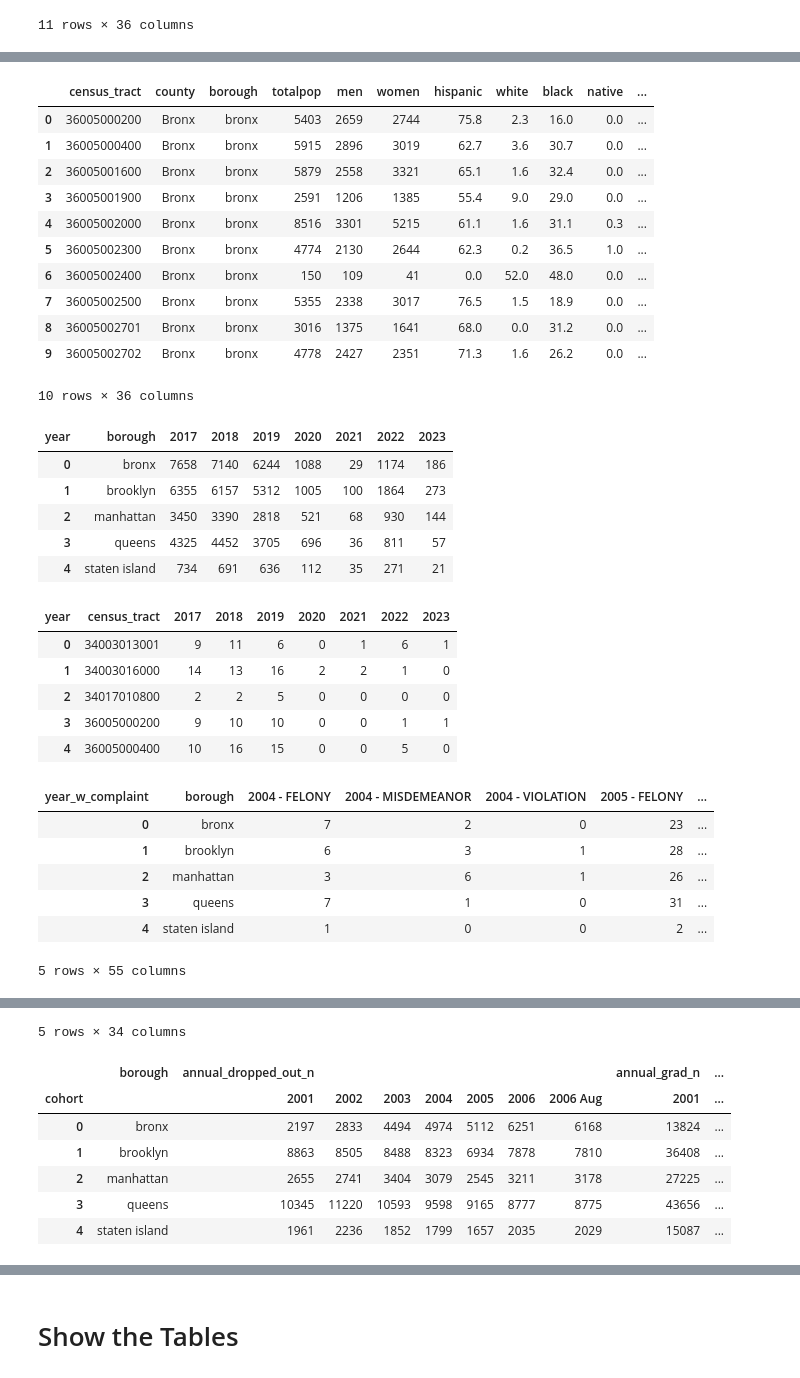
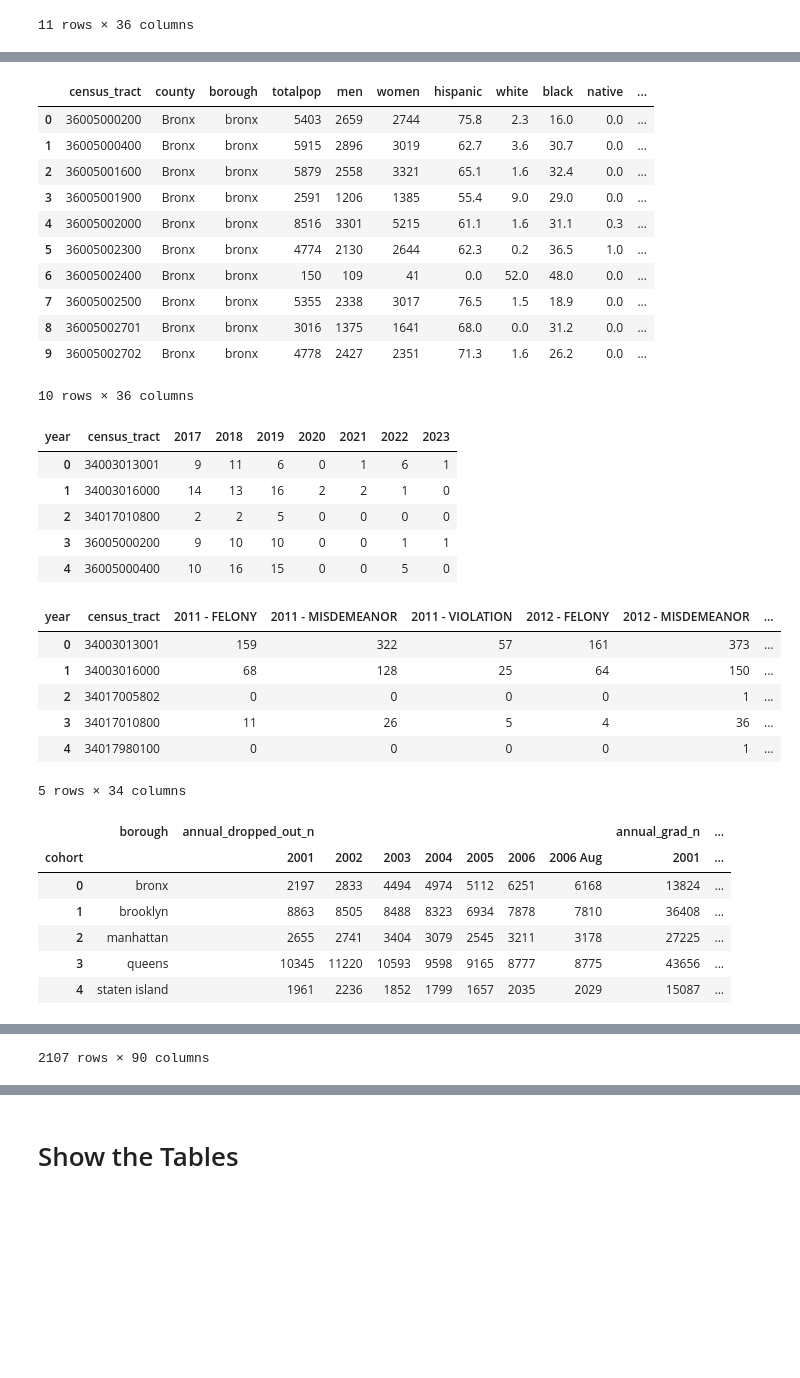
Before and after one commit to amcarr-ds/ML_modeling_using_AWS_proj, a Jupyter notebook: deliverables/03_Setup_Join_amc_v1.ipynb, the cells around one changed output, grey strips where cells are left out. Saved outputs shown, nothing was run; the diff lists cells and outputs as text; code cells hidden in the pictures; blank space fills up the shorter version.

```diff
--- a/deliverables/03_Setup_Join_amc_v1.ipynb
+++ b/deliverables/03_Setup_Join_amc_v1.ipynb
@@ -1115,51 +1138,56 @@ display(merged_df)
 # %%
-evi_borough_year_df03 = evi_borough_year_df02.reset_index()
 evi_ceb_join_select_df03 = evi_ceb_join_select_df02.reset_index()
-cri_borough_year_type_df03 = cri_borough_year_type_df02.reset_index()
 cri_ceb_join_select_df03 = cri_ceb_join_select_df02.reset_index()
 grd_select_borough_df03 = grd_select_borough_df02.reset_index()
 
 display(cen_full_select_df01.head(10))
 
-display(evi_borough_year_df03.head(5))
 display(evi_ceb_join_select_df03.head(5))
-display(cri_borough_year_type_df03.head(5))
 display(cri_ceb_join_select_df03.head(5))
 display(grd_select_borough_df03.head(5))
 
-merged_df = pd.merge(cen_full_select_df01, evi_ceb_join_select_df03, on='census_tract')
-merged_df = pd.merge(merged_df, cri_ceb_join_select_df03, on='census_tract')
-merged_df = pd.merge(merged_df, grd_select_borough_df03, on='borough')
-display(merged_df)
+abt_df02 = pd.merge(cen_full_select_df01,
+                    evi_ceb_join_select_df03,
+                    how='left',
+                    on='census_tract')
+abt_df02 = pd.merge(abt_df02,
+                    cri_ceb_join_select_df03,
+                    how='left',
+                    on='census_tract')
+abt_df02 = pd.merge(abt_df02,
+                    grd_select_borough_df03,
+                    on='borough')
+display(abt_df02)
 # %% [output]
 |  | census_tract | county | borough | totalpop | men | women | hispanic | white | black | native | ... |
 | 0 | 36005000200 | Bronx | bronx | 5403 | 2659 | 2744 | 75.8 | 2.3 | 16.0 | 0.0 | ... |
 | 1 | 36005000400 | Bronx | bronx | 5915 | 2896 | 3019 | 62.7 | 3.6 | 30.7 | 0.0 | ... |
 | 2 | 36005001600 | Bronx | bronx | 5879 | 2558 | 3321 | 65.1 | 1.6 | 32.4 | 0.0 | ... |
 | 3 | 36005001900 | Bronx | bronx | 2591 | 1206 | 1385 | 55.4 | 9.0 | 29.0 | 0.0 | ... |
 | 4 | 36005002000 | Bronx | bronx | 8516 | 3301 | 5215 | 61.1 | 1.6 | 31.1 | 0.3 | ... |
 | 5 | 36005002300 | Bronx | bronx | 4774 | 2130 | 2644 | 62.3 | 0.2 | 36.5 | 1.0 | ... |
 | 6 | 36005002400 | Bronx | bronx | 150 | 109 | 41 | 0.0 | 52.0 | 48.0 | 0.0 | ... |
 | 7 | 36005002500 | Bronx | bronx | 5355 | 2338 | 3017 | 76.5 | 1.5 | 18.9 | 0.0 | ... |
 | 8 | 36005002701 | Bronx | bronx | 3016 | 1375 | 1641 | 68.0 | 0.0 | 31.2 | 0.0 | ... |
 | 9 | 36005002702 | Bronx | bronx | 4778 | 2427 | 2351 | 71.3 | 1.6 | 26.2 | 0.0 | ... |
 10 rows × 36 columns
-| year | borough | 2017 | 2018 | 2019 | 2020 | 2021 | 2022 | 2023 |
-| 0 | bronx | 7658 | 7140 | 6244 | 1088 | 29 | 1174 | 186 |
-| 1 | brooklyn | 6355 | 6157 | 5312 | 1005 | 100 | 1864 | 273 |
-| 2 | manhattan | 3450 | 3390 | 2818 | 521 | 68 | 930 | 144 |
-| 3 | queens | 4325 | 4452 | 3705 | 696 | 36 | 811 | 57 |
-| 4 | staten island | 734 | 691 | 636 | 112 | 35 | 271 | 21 |
+| year | census_tract | 2017 | 2018 | 2019 | 2020 | 2021 | 2022 | 2023 |
+| 0 | 34003013001 | 9 | 11 | 6 | 0 | 1 | 6 | 1 |
+| 1 | 34003016000 | 14 | 13 | 16 | 2 | 2 | 1 | 0 |
+| 2 | 34017010800 | 2 | 2 | 5 | 0 | 0 | 0 | 0 |
+| 3 | 36005000200 | 9 | 10 | 10 | 0 | 0 | 1 | 1 |
+| 4 | 36005000400 | 10 | 16 | 15 | 0 | 0 | 5 | 0 |
-| year | census_tract | 2017 | 2018 | 2019 | 2020 | 2021 | 2022 | 2023 |
-| 0 | 34003013001 | 9 | 11 | 6 | 0 | 1 | 6 | 1 |
-| 1 | 34003016000 | 14 | 13 | 16 | 2 | 2 | 1 | 0 |
-| 2 | 34017010800 | 2 | 2 | 5 | 0 | 0 | 0 | 0 |
-| 3 | 36005000200 | 9 | 10 | 10 | 0 | 0 | 1 | 1 |
-| 4 | 36005000400 | 10 | 16 | 15 | 0 | 0 | 5 | 0 |
+| year | census_tract | 2011 - FELONY | 2011 - MISDEMEANOR | 2011 - VIOLATION | 2012 - FELONY | 2012 - MISDEMEANOR | ... |
+| 0 | 34003013001 | 159 | 322 | 57 | 161 | 373 | ... |
+| 1 | 34003016000 | 68 | 128 | 25 | 64 | 150 | ... |
+| 2 | 34017005802 | 0 | 0 | 0 | 0 | 1 | ... |
+| 3 | 34017010800 | 11 | 26 | 5 | 4 | 36 | ... |
+| 4 | 34017980100 | 0 | 0 | 0 | 0 | 1 | ... |
+5 rows × 34 columns
-| year_w_complaint | borough | 2004 - FELONY | 2004 - MISDEMEANOR | 2004 - VIOLATION | 2005 - FELONY | ... |
-| 0 | bronx | 7 | 2 | 0 | 23 | ... |
-| 1 | brooklyn | 6 | 3 | 1 | 28 | ... |
-| 2 | manhattan | 3 | 6 | 1 | 26 | ... |
-| 3 | queens | 7 | 1 | 0 | 31 | ... |
-| 4 | staten island | 1 | 0 | 0 | 2 | ... |
+|  | borough | annual_dropped_out_n |  |  |  |  |  |  | annual_grad_n | ... |
+| cohort |  | 2001 | 2002 | 2003 | 2004 | 2005 | 2006 | 2006 Aug | 2001 | ... |
+| 0 | bronx | 2197 | 2833 | 4494 | 4974 | 5112 | 6251 | 6168 | 13824 | ... |
+| 1 | brooklyn | 8863 | 8505 | 8488 | 8323 | 6934 | 7878 | 7810 | 36408 | ... |
+| 2 | manhattan | 2655 | 2741 | 3404 | 3079 | 2545 | 3211 | 3178 | 27225 | ... |
+| 3 | queens | 10345 | 11220 | 10593 | 9598 | 9165 | 8777 | 8775 | 43656 | ... |
+| 4 | staten island | 1961 | 2236 | 1852 | 1799 | 1657 | 2035 | 2029 | 15087 | ... |
-5 rows × 55 columns
@@ -1172,8 +1206 @@ display(merged_df)
-5 rows × 34 columns
+2107 rows × 90 columns
-|  | borough | annual_dropped_out_n |  |  |  |  |  |  | annual_grad_n | ... |
-| cohort |  | 2001 | 2002 | 2003 | 2004 | 2005 | 2006 | 2006 Aug | 2001 | ... |
-| 0 | bronx | 2197 | 2833 | 4494 | 4974 | 5112 | 6251 | 6168 | 13824 | ... |
-| 1 | brooklyn | 8863 | 8505 | 8488 | 8323 | 6934 | 7878 | 7810 | 36408 | ... |
-| 2 | manhattan | 2655 | 2741 | 3404 | 3079 | 2545 | 3211 | 3178 | 27225 | ... |
-| 3 | queens | 10345 | 11220 | 10593 | 9598 | 9165 | 8777 | 8775 | 43656 | ... |
-| 4 | staten island | 1961 | 2236 | 1852 | 1799 | 1657 | 2035 | 2029 | 15087 | ... |
```
Also changed, not shown: parts of 15 cells of this notebook.
